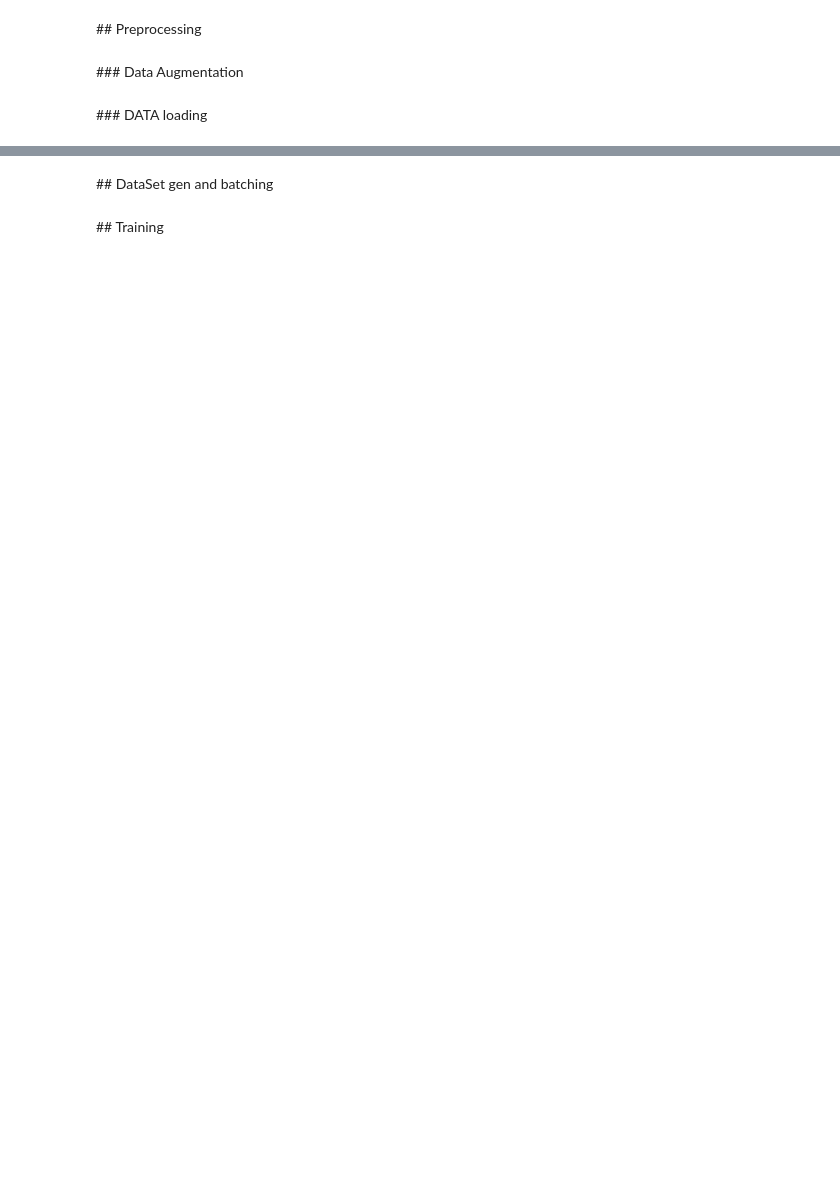
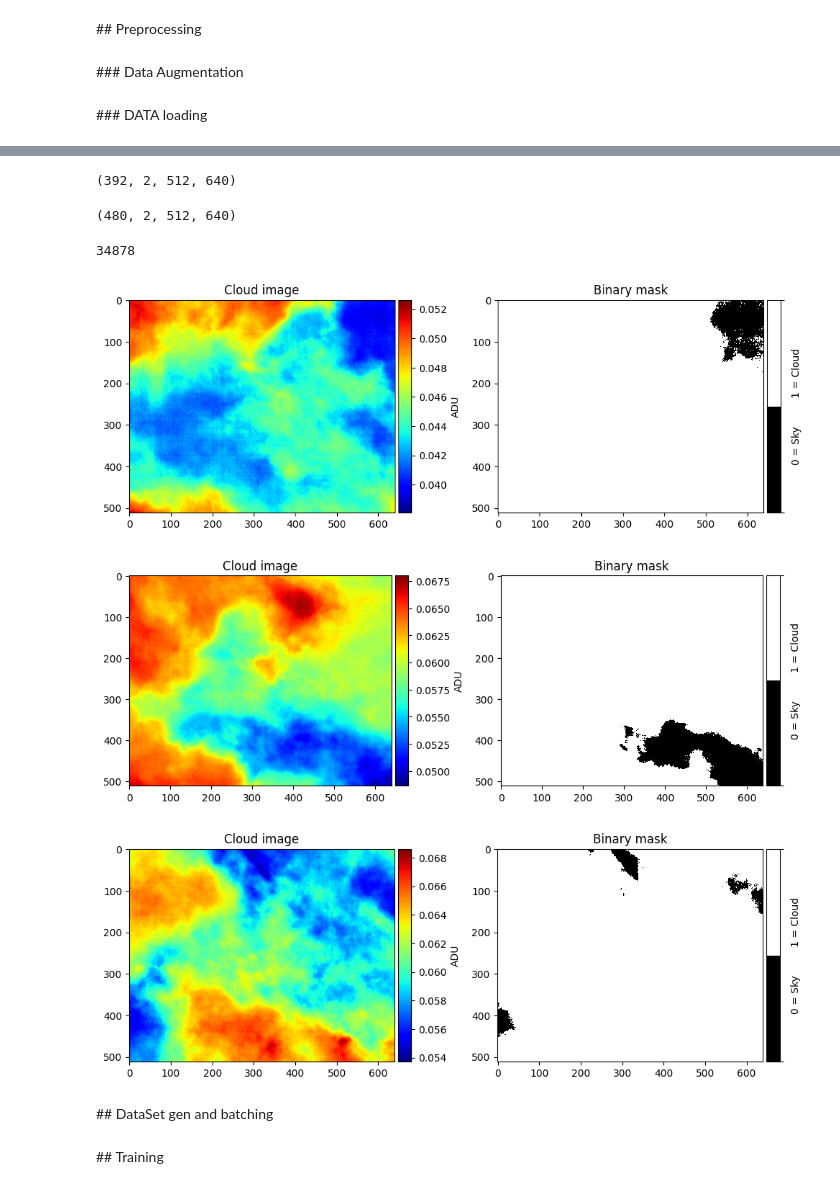
Before and after one commit to ASKabalan/-infrared-cloud-detection-, a Jupyter notebook: WKN_main_notebook.ipynb, the cells around one changed output, grey strips where cells are left out. Drawn from its saved outputs; the diff is of its cells as text; code cells hidden in the pictures; blank space fills up the shorter version.

Commit message:
Implement augmentation in pipeline

```diff
--- a/WKN_main_notebook.ipynb
+++ b/WKN_main_notebook.ipynb
@@ -76,16 +91,5 @@ model.compile(optimizer=optimizer, loss=loss, metrics=['accuracy'])
 ## Preprocessing
 # %% [markdown]
 ### Data Augmentation
-# %%
-random_index = random.randint(0, len(l_fits) - 1)
-data=l_fits[random_index]
-
-plot_image(data=data)
-
-img, mask = data
-
-aug_img = zoom(img, mask)
-
-plot_image(data=aug_img)
 # %% [markdown]
 ### DATA loading
@@ -102,3 +114,4 @@ def open_fits_with_mask(filename):
     return cloud , mask
 # %%
 images_list = glob.glob('/content/MASKED_IMAGES/*.fits')
+images_list = images_list[:400]
@@ -121,7 +129,7 @@ def random_augment(img_mask):
 # %%
-k = round(len(l_fits) * 0.75)
+k = round(len(l_fits) * 0.20)
 l_fits_to_augment = random.choices(l_fits, k=k)
 
 with parallel_backend('threading', n_jobs=num_cores):
-    aug_fits = Parallel(verbose=0)(delayed(random_augment)(img_mask=l_fit) for l_fit in l_fits_to_augment)
+    aug_fits = Parallel(verbose=0)(delayed(aug.random_augment)(img_mask=l_fit) for l_fit in l_fits_to_augment)
 aug_fits = np.array(aug_fits)
@@ -127,0 +140,14 @@ aug_fits = np.array(aug_fits)
+# %%
+aug_fits.shape
+# %% [output]
+(392, 2, 512, 640)
+# %%
+l_fit_stack = np.concatenate((l_fits, aug_fits), axis=0)
+# %%
+l_fit_stack.shape
+# %% [output]
+(480, 2, 512, 640)
+# %%
+gc.collect()
+# %% [output]
+34878
@@ -128,6 +156,14 @@ aug_fits = np.array(aug_fits)
 # %%
-random_index = random.randint(0, len(l_fits) - 1)
-plot_image(data=l_fits[random_index])
+random_index = random.randint(0, len(l_fit_stack) - 1)
+util.plot_image(data=l_fit_stack[random_index])
+random_index = random.randint(0, len(l_fit_stack) - 1)
+util.plot_image(data=l_fit_stack[random_index])
+random_index = random.randint(0, len(l_fit_stack) - 1)
+util.plot_image(data=l_fit_stack[random_index])
+# %% [output]
+[figure, added]
+[figure, added]
+[figure, added]
 # %% [markdown]
 ## DataSet gen and batching
 # %%
```
Also changed, not shown: parts of 11 cells of this notebook, 3 other files.
